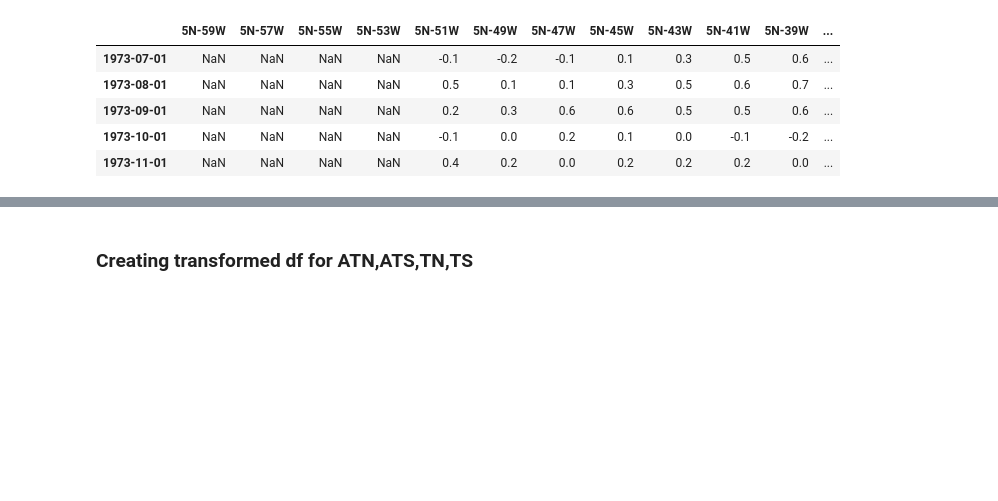
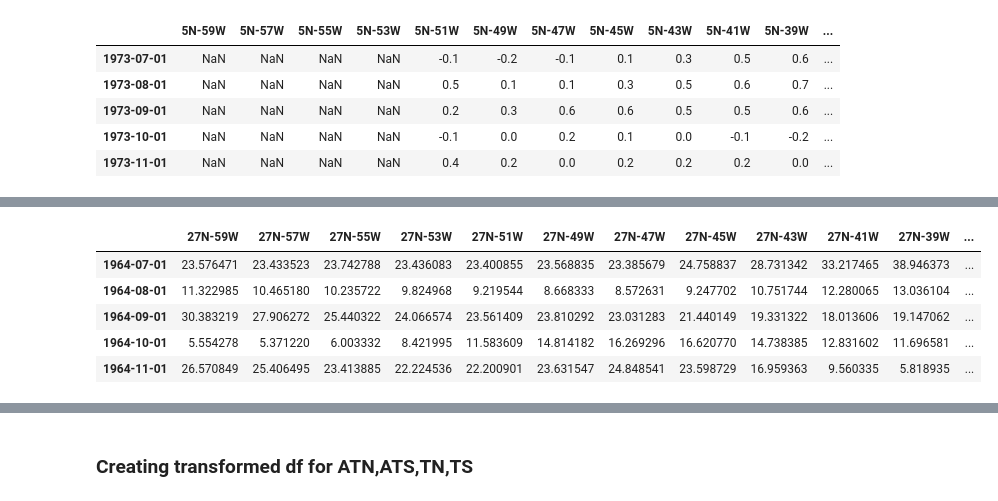
Before and after one commit to tiagotele/experimentos_oceanografia, a Jupyter notebook: Classifying Rainfall Season.ipynb, the cells around one changed output, grey strips where cells are left out. Cells and saved outputs as stored; diff of their text form; code cells hidden in the pictures; blank space fills up the shorter version.

```diff
--- a/Classifying Rainfall Season.ipynb
+++ b/Classifying Rainfall Season.ipynb
@@ -1086,0 +1113,9 @@ ts_df.head()
+# %%
+tn_pws_df.head()
+# %% [output]
+|  | 27N-59W | 27N-57W | 27N-55W | 27N-53W | 27N-51W | 27N-49W | 27N-47W | 27N-45W | 27N-43W | 27N-41W | 27N-39W | ... |
+| 1964-07-01 | 23.576471 | 23.433523 | 23.742788 | 23.436083 | 23.400855 | 23.568835 | 23.385679 | 24.758837 | 28.731342 | 33.217465 | 38.946373 | ... |
+| 1964-08-01 | 11.322985 | 10.465180 | 10.235722 | 9.824968 | 9.219544 | 8.668333 | 8.572631 | 9.247702 | 10.751744 | 12.280065 | 13.036104 | ... |
+| 1964-09-01 | 30.383219 | 27.906272 | 25.440322 | 24.066574 | 23.561409 | 23.810292 | 23.031283 | 21.440149 | 19.331322 | 18.013606 | 19.147062 | ... |
+| 1964-10-01 | 5.554278 | 5.371220 | 6.003332 | 8.421995 | 11.583609 | 14.814182 | 16.269296 | 16.620770 | 14.738385 | 12.831602 | 11.696581 | ... |
+| 1964-11-01 | 26.570849 | 25.406495 | 23.413885 | 22.224536 | 22.200901 | 23.631547 | 24.848541 | 23.598729 | 16.959363 | 9.560335 | 5.818935 | ... |
```
Also changed, not shown: parts of 35 cells of this notebook.
